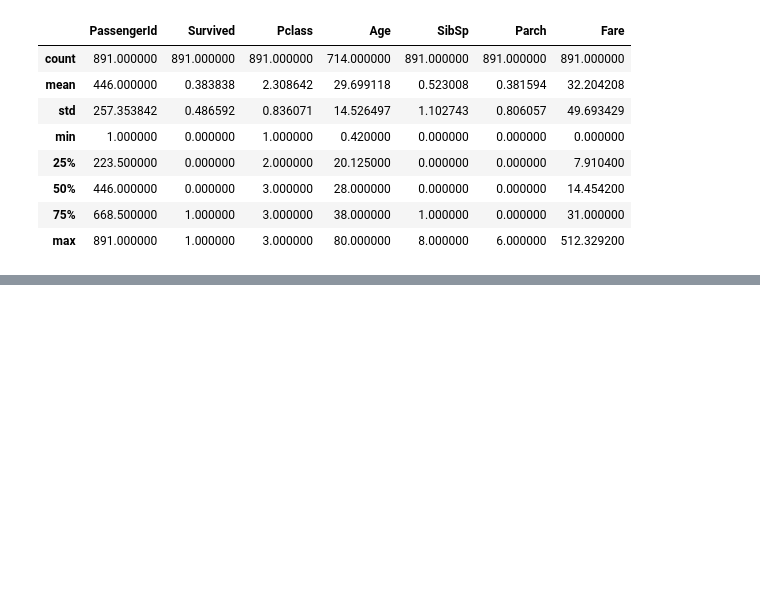
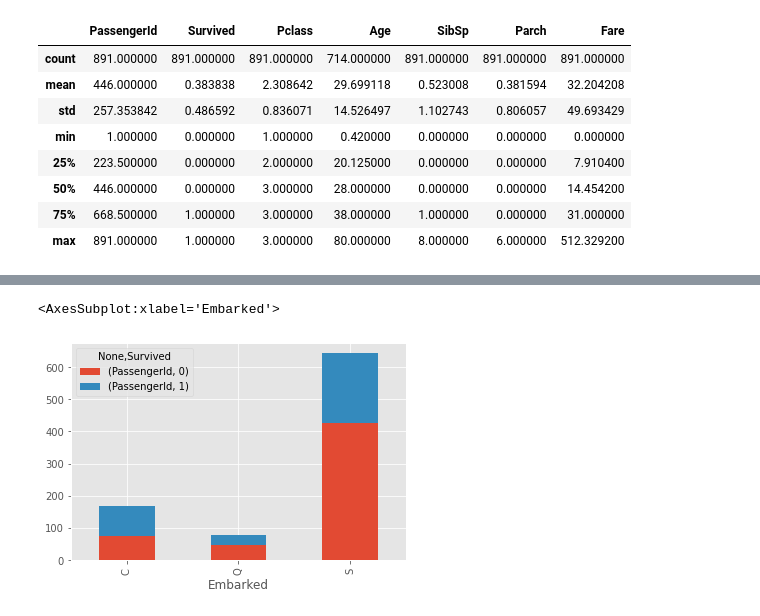
Before and after one commit to satmat/study_kaggle, a Jupyter notebook: titanic.ipynb, the cells around one changed output, grey strips where cells are left out. Saved outputs shown, nothing was run; the diff lists cells and outputs as text; code cells hidden in the pictures; blank space fills up the shorter version.

```diff
--- a/titanic.ipynb
+++ b/titanic.ipynb
@@ -20,6 +20,15 @@ for dirname, _, filenames in os.walk('/kaggle/input'):
 train_df = pd.read_csv("../input/titanic/train.csv")
 test_df = pd.read_csv("../input/titanic/test.csv")
 submission = pd.read_csv("../input/titanic/gender_submission.csv")
+
+pd.set_option("display.max_columns", 50)
+pd.set_option("display.max_rows", 50)
+
+%matplotlib inline
+import matplotlib.pyplot as plt
+import seaborn as sns
+
+plt.style.use("ggplot")
 # %% [output]
 /kaggle/input/titanic/train.csv
 /kaggle/input/titanic/test.csv
@@ -109,0 +161,6 @@ train_df.describe()
+# %%
+embarked_df = train_df[["Embarked","Survived","PassengerId"]].dropna().groupby(["Embarked","Survived"]).count().unstack()
+embarked_df.plot.bar(stacked=True)
+# %% [output]
+<AxesSubplot:xlabel='Embarked'>
+[figure, added]
```
Also changed, not shown: parts of 13 cells of this notebook.
